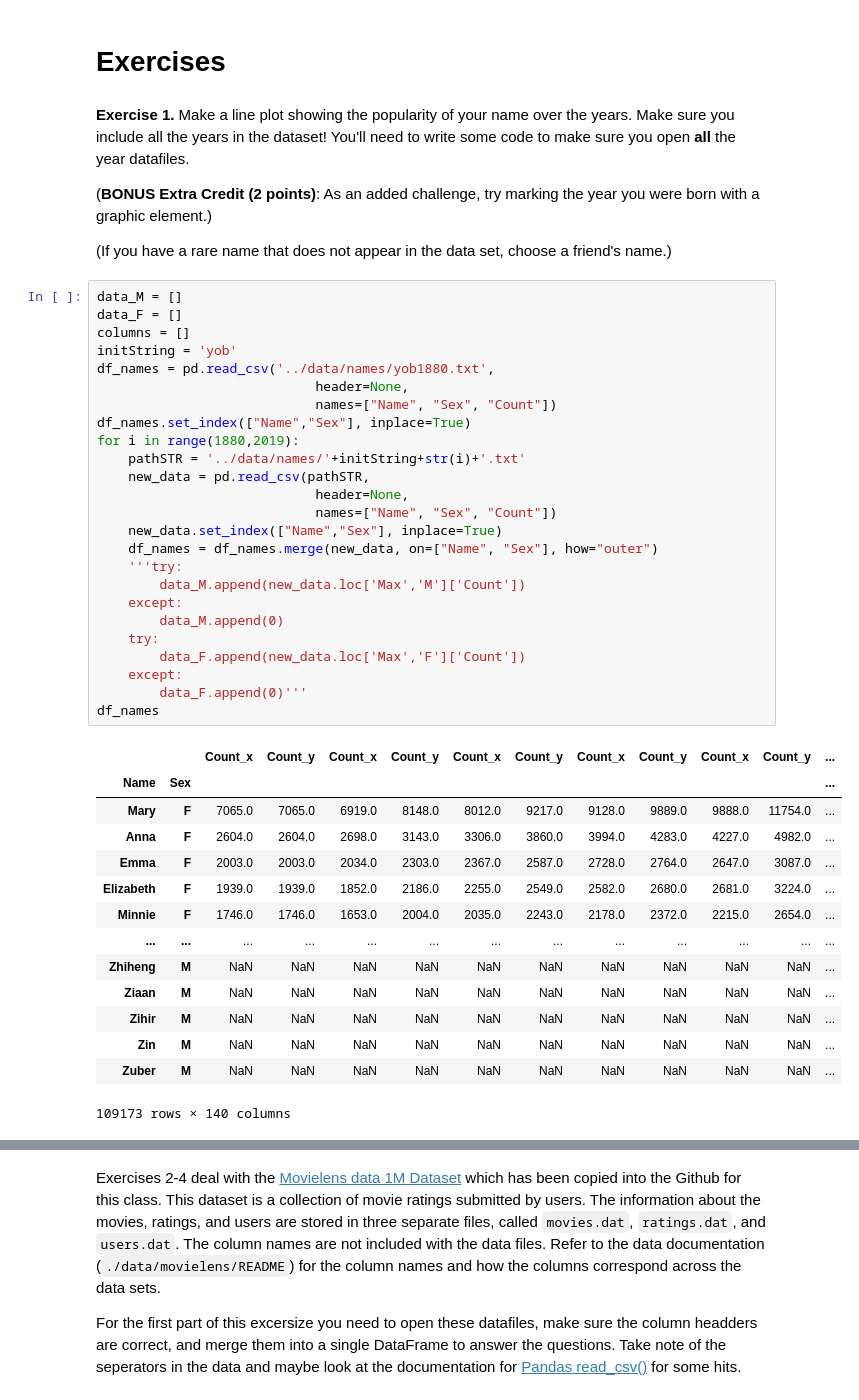
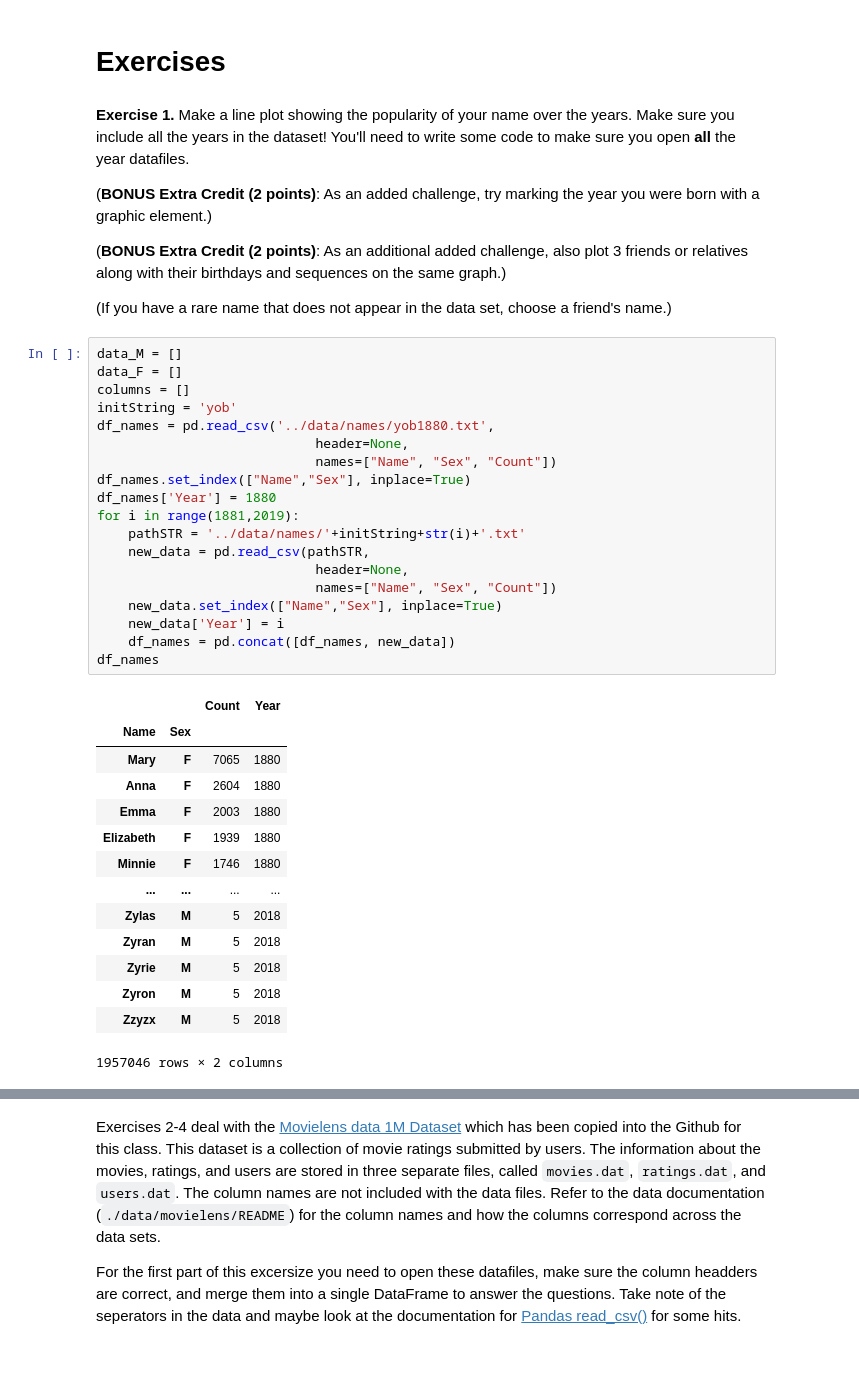
Before and after one commit to M-Sender/cmps3160, a Jupyter notebook: _labs/Lab05/Lab05-MergingJoin.ipynb, the cells around one changed output, grey strips where cells are left out. Saved outputs shown, nothing was run; the diff lists cells and outputs as text; blank space fills up the shorter version.

```diff
--- a/_labs/Lab05/Lab05-MergingJoin.ipynb
+++ b/_labs/Lab05/Lab05-MergingJoin.ipynb
@@ -428,44 +428,40 @@ One way to visualize the different types of joins is using Venn diagrams. The sh
 
 (**BONUS Extra Credit (2 points)**: As an added challenge, try marking the year you were born with a graphic element.)
 
+(**BONUS Extra Credit (2 points)**: As an additional added challenge, also plot 3 friends or relatives along with their birthdays and sequences on the same graph.)
+
 (If you have a rare name that does not appear in the data set, choose a friend's name.)
 # %%
 data_M = []
 data_F = []
 columns = []
 initString = 'yob'
 df_names = pd.read_csv('../data/names/yob1880.txt',
                             header=None,
                             names=["Name", "Sex", "Count"])
 df_names.set_index(["Name","Sex"], inplace=True)
-for i in range(1880,2019):
+df_names['Year'] = 1880
+for i in range(1881,2019):
     pathSTR = '../data/names/'+initString+str(i)+'.txt'
     new_data = pd.read_csv(pathSTR,
                             header=None,
                             names=["Name", "Sex", "Count"])
     new_data.set_index(["Name","Sex"], inplace=True)
-    df_names = df_names.merge(new_data, on=["Name", "Sex"], how="outer")
-    '''try:
-        data_M.append(new_data.loc['Max','M']['Count'])
-    except:
-        data_M.append(0)
-    try:
-        data_F.append(new_data.loc['Max','F']['Count'])
-    except:
-        data_F.append(0)'''
+    new_data['Year'] = i
+    df_names = pd.concat([df_names, new_data])
 df_names
 # %% [output]
-|  |  | Count_x | Count_y | Count_x | Count_y | Count_x | Count_y | Count_x | Count_y | Count_x | Count_y | ... |
-| Name | Sex |  |  |  |  |  |  |  |  |  |  | ... |
-| Mary | F | 7065.0 | 7065.0 | 6919.0 | 8148.0 | 8012.0 | 9217.0 | 9128.0 | 9889.0 | 9888.0 | 11754.0 | ... |
-| Anna | F | 2604.0 | 2604.0 | 2698.0 | 3143.0 | 3306.0 | 3860.0 | 3994.0 | 4283.0 | 4227.0 | 4982.0 | ... |
-| Emma | F | 2003.0 | 2003.0 | 2034.0 | 2303.0 | 2367.0 | 2587.0 | 2728.0 | 2764.0 | 2647.0 | 3087.0 | ... |
-| Elizabeth | F | 1939.0 | 1939.0 | 1852.0 | 2186.0 | 2255.0 | 2549.0 | 2582.0 | 2680.0 | 2681.0 | 3224.0 | ... |
-| Minnie | F | 1746.0 | 1746.0 | 1653.0 | 2004.0 | 2035.0 | 2243.0 | 2178.0 | 2372.0 | 2215.0 | 2654.0 | ... |
-| ... | ... | ... | ... | ... | ... | ... | ... | ... | ... | ... | ... | ... |
-| Zhiheng | M | NaN | NaN | NaN | NaN | NaN | NaN | NaN | NaN | NaN | NaN | ... |
-| Ziaan | M | NaN | NaN | NaN | NaN | NaN | NaN | NaN | NaN | NaN | NaN | ... |
-| Zihir | M | NaN | NaN | NaN | NaN | NaN | NaN | NaN | NaN | NaN | NaN | ... |
-| Zin | M | NaN | NaN | NaN | NaN | NaN | NaN | NaN | NaN | NaN | NaN | ... |
-| Zuber | M | NaN | NaN | NaN | NaN | NaN | NaN | NaN | NaN | NaN | NaN | ... |
+|  |  | Count | Year |
+| Name | Sex |  |  |
+| Mary | F | 7065 | 1880 |
+| Anna | F | 2604 | 1880 |
+| Emma | F | 2003 | 1880 |
+| Elizabeth | F | 1939 | 1880 |
+| Minnie | F | 1746 | 1880 |
+| ... | ... | ... | ... |
+| Zylas | M | 5 | 2018 |
+| Zyran | M | 5 | 2018 |
+| Zyrie | M | 5 | 2018 |
+| Zyron | M | 5 | 2018 |
+| Zzyzx | M | 5 | 2018 |
-109173 rows × 140 columns
+1957046 rows × 2 columns
```
Also changed, not shown: parts of 12 cells of this notebook, 5 other files.
